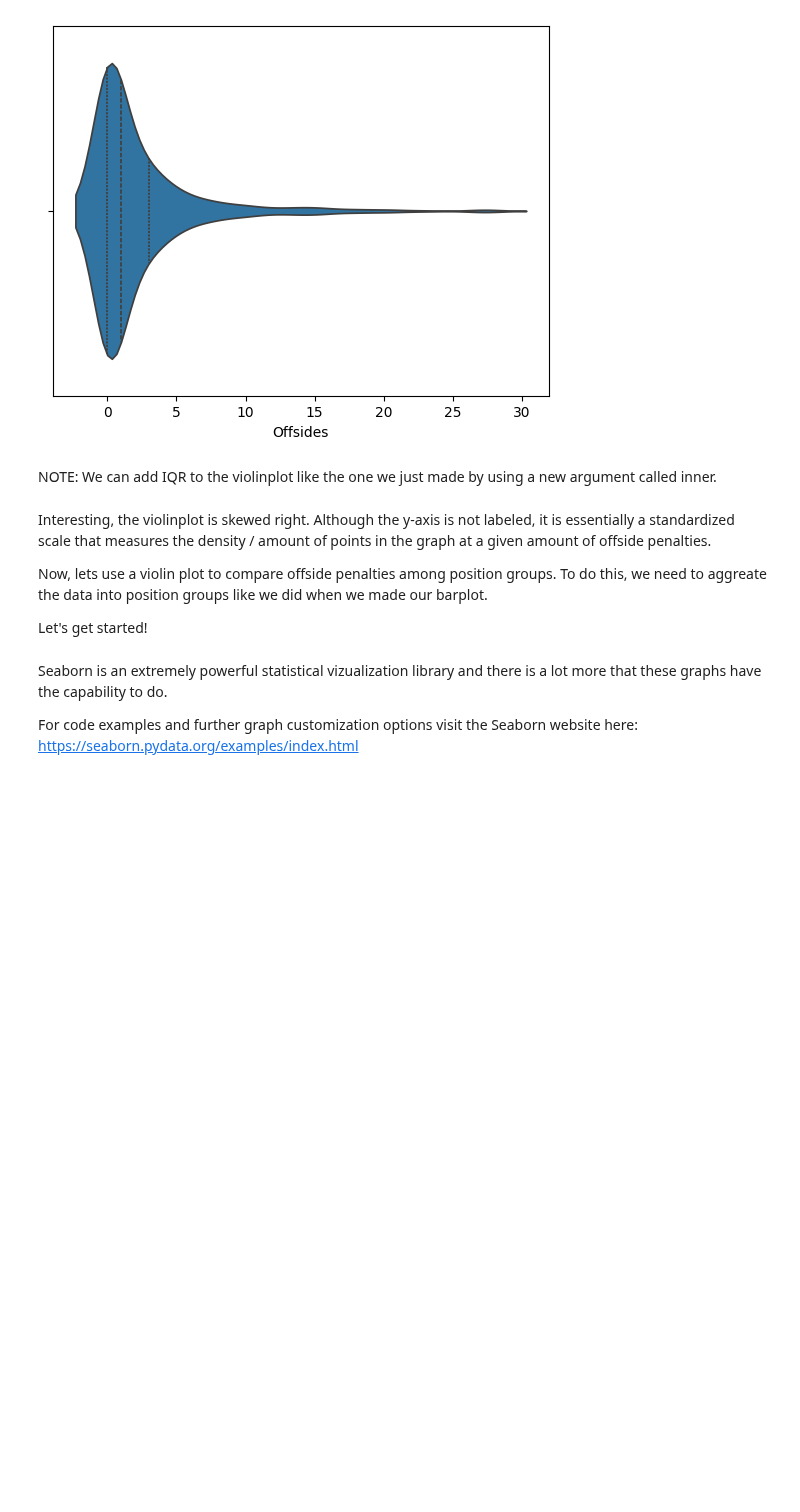
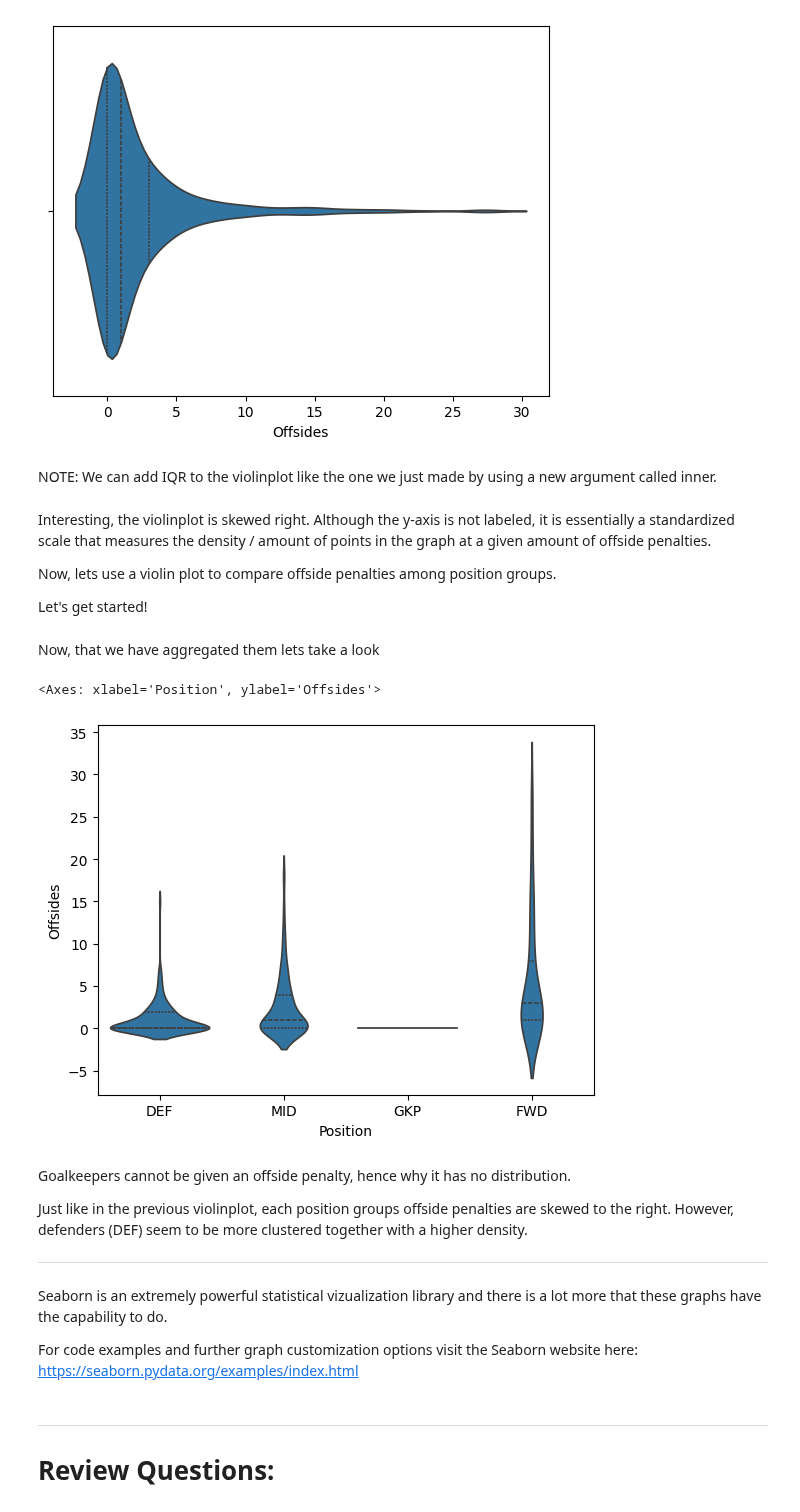
Before and after one commit to schuckers/Charlotte_SCORE_Summer25, a Jupyter notebook: Modules/Seaborn and Basic visualizations in Python Using English Premier League data by Austin Hayes/Seaborn and Basic visualizations in Python Using English Premier League data by Austin Hayes.ipynb, the cells around one changed output. Drawn from its saved outputs; the diff is of its cells as text; code cells hidden in the pictures; blank space fills up the shorter version.

```diff
--- a/Modules/Seaborn and Basic visualizations in Python Using English Premier League data by Austin Hayes/Seaborn and Basic visualizations in Python Using English Premier League data by Austin Hayes.ipynb
+++ b/Modules/Seaborn and Basic visualizations in Python Using English Premier League data by Austin Hayes/Seaborn and Basic visualizations in Python Using English Premier League data by Austin Hayes.ipynb
@@ -326,10 +326,27 @@ NOTE: We can add IQR to the violinplot like the one we just made by using a new
 # %% [markdown]
 Interesting, the violinplot is skewed right. Although the y-axis is not labeled, it is essentially a standardized scale that measures the density / amount of points in the graph at a given amount of offside penalties.
 
-Now, lets use a violin plot to compare offside penalties among position groups. To do this, we need to aggreate the data into position groups like we did when we made our barplot.
+Now, lets use a violin plot to compare offside penalties among position groups.
 
 Let's get started!
+# %% [markdown]
+Now, that we have aggregated them lets take a look
+# %%
+sns.violinplot(data = premier_league_data, x='Position', y='Offsides', inner='quartile')
+# %% [output]
+<Axes: xlabel='Position', ylabel='Offsides'>
+[figure, added]
+# %% [markdown]
+Goalkeepers cannot be given an offside penalty, hence why it has no distribution.
+
+Just like in the previous violinplot, each position groups offside penalties are skewed to the right. However, defenders (DEF) seem to be more clustered together with a higher density.
+
+---
 # %% [markdown]
 Seaborn is an extremely powerful statistical vizualization library and there is a lot more that these graphs have the capability to do.
 
 For code examples and further graph customization options visit the Seaborn website here: https://seaborn.pydata.org/examples/index.html
+# %% [markdown]
+---
+
+# Review Questions:
```
